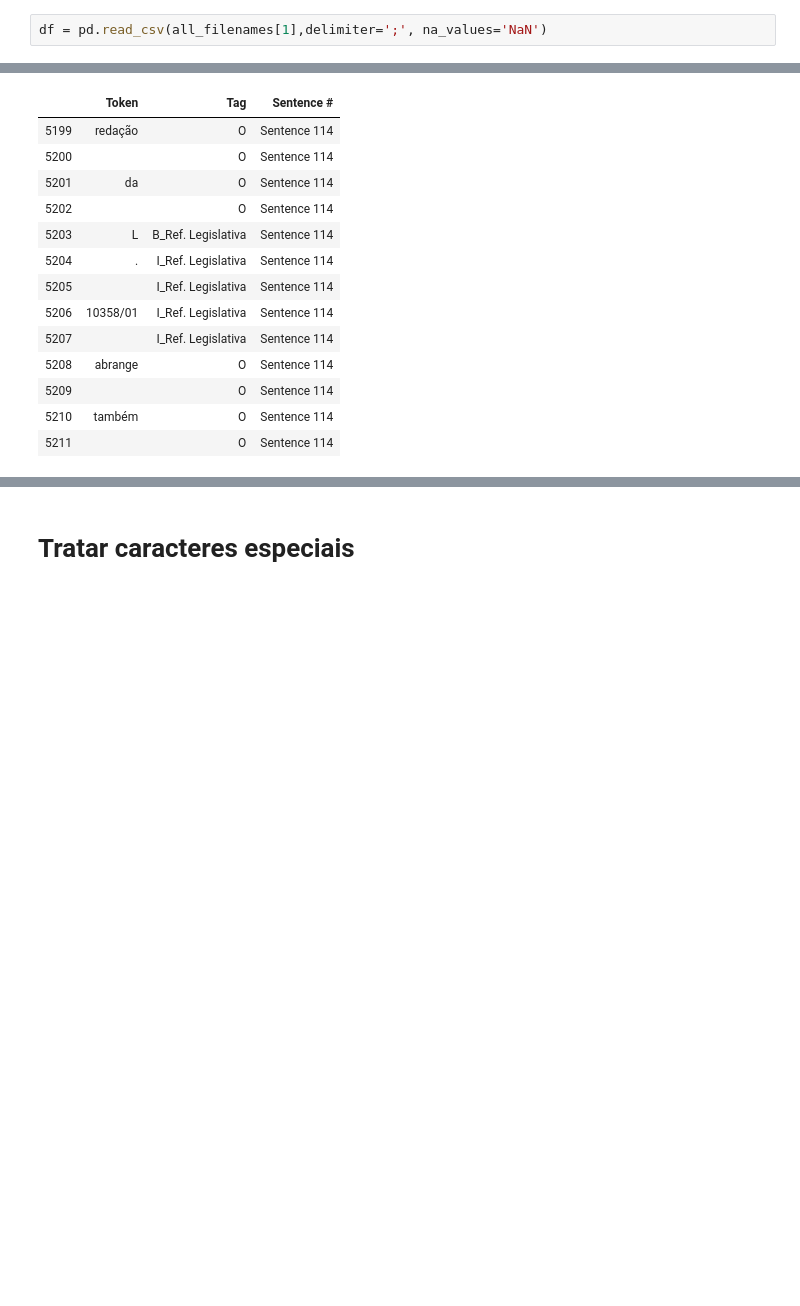
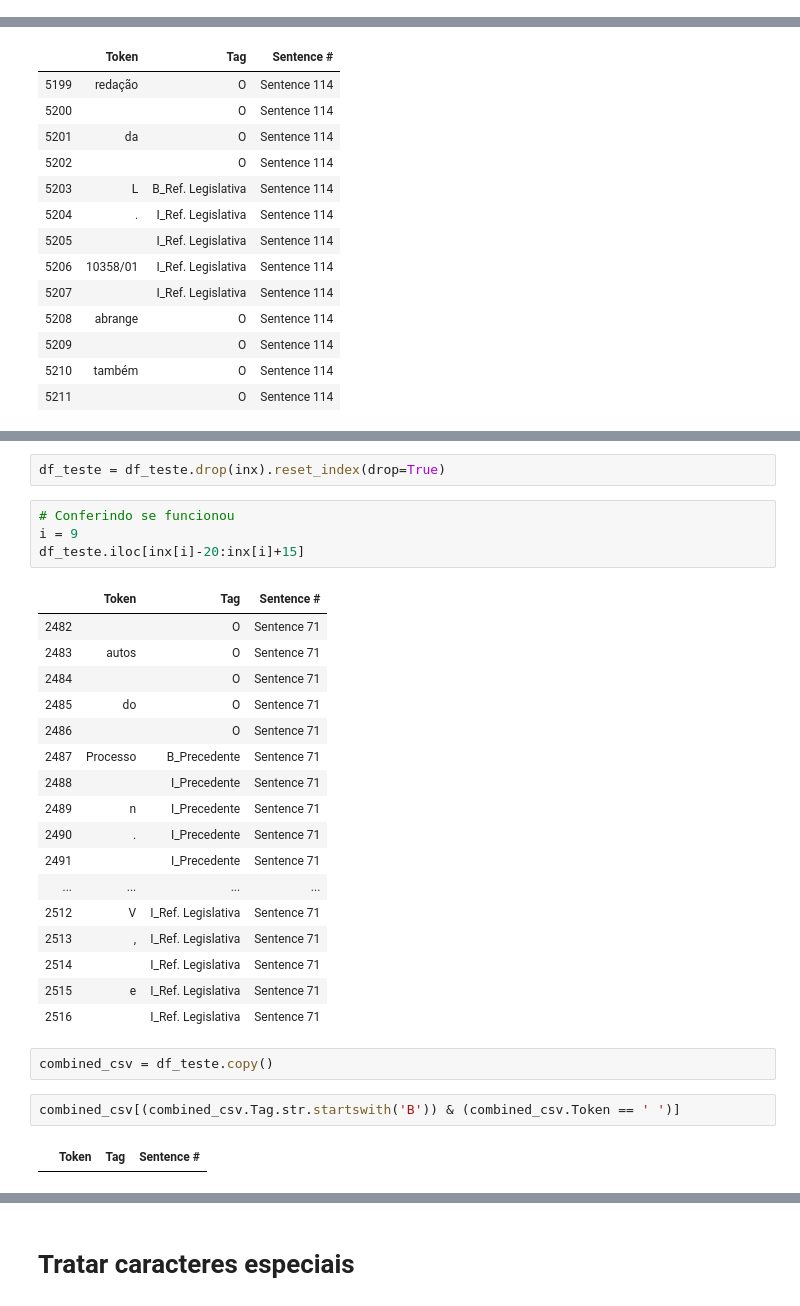
Before and after one commit to felipeasilva1/doccano, a Jupyter notebook: ncdj-tools/export_utility/01 - Processamento.ipynb, the cells around one changed output, grey strips where cells are left out. Drawn from its saved outputs; the diff is of its cells as text; blank space fills up the shorter version.

```diff
--- a/ncdj-tools/export_utility/01 - Processamento.ipynb
+++ b/ncdj-tools/export_utility/01 - Processamento.ipynb
@@ -82,5 +82,3 @@ all_filenames[:3]
 ['mock/171300044/[PRATICA_ETAPA_1]/Documentos/20090520_Rcl_5133_601151.ner.csv',
  'mock/171300044/[PRATICA_ETAPA_1]/Documentos/20090520_Rcl_4879_603324.ner.csv',
  'mock/171300044/[PRATICA_ETAPA_1]/Documentos/20130318_RE_542863_128236196.ner.csv']
-# %%
-df = pd.read_csv(all_filenames[1],delimiter=';', na_values='NaN')
@@ -311,0 +356,30 @@ combined_csv.iloc[begins[i]-n+7:begins[i]+n]
+# %%
+df_teste = df_teste.drop(inx).reset_index(drop=True)
+# %%
+# Conferindo se funcionou
+i = 9
+df_teste.iloc[inx[i]-20:inx[i]+15]
+# %% [output]
+|  | Token | Tag | Sentence # |
+| 2482 |  | O | Sentence 71 |
+| 2483 | autos | O | Sentence 71 |
+| 2484 |  | O | Sentence 71 |
+| 2485 | do | O | Sentence 71 |
+| 2486 |  | O | Sentence 71 |
+| 2487 | Processo | B_Precedente | Sentence 71 |
+| 2488 |  | I_Precedente | Sentence 71 |
+| 2489 | n | I_Precedente | Sentence 71 |
+| 2490 | . | I_Precedente | Sentence 71 |
+| 2491 |  | I_Precedente | Sentence 71 |
+| ... | ... | ... | ... |
+| 2512 | V | I_Ref. Legislativa | Sentence 71 |
+| 2513 | , | I_Ref. Legislativa | Sentence 71 |
+| 2514 |  | I_Ref. Legislativa | Sentence 71 |
+| 2515 | e | I_Ref. Legislativa | Sentence 71 |
+| 2516 |  | I_Ref. Legislativa | Sentence 71 |
+# %%
+combined_csv = df_teste.copy()
+# %%
+combined_csv[(combined_csv.Tag.str.startswith('B')) & (combined_csv.Token == ' ')]
+# %% [output]
+|  | Token | Tag | Sentence # |
```
Also changed, not shown: parts of 34 cells of this notebook.
